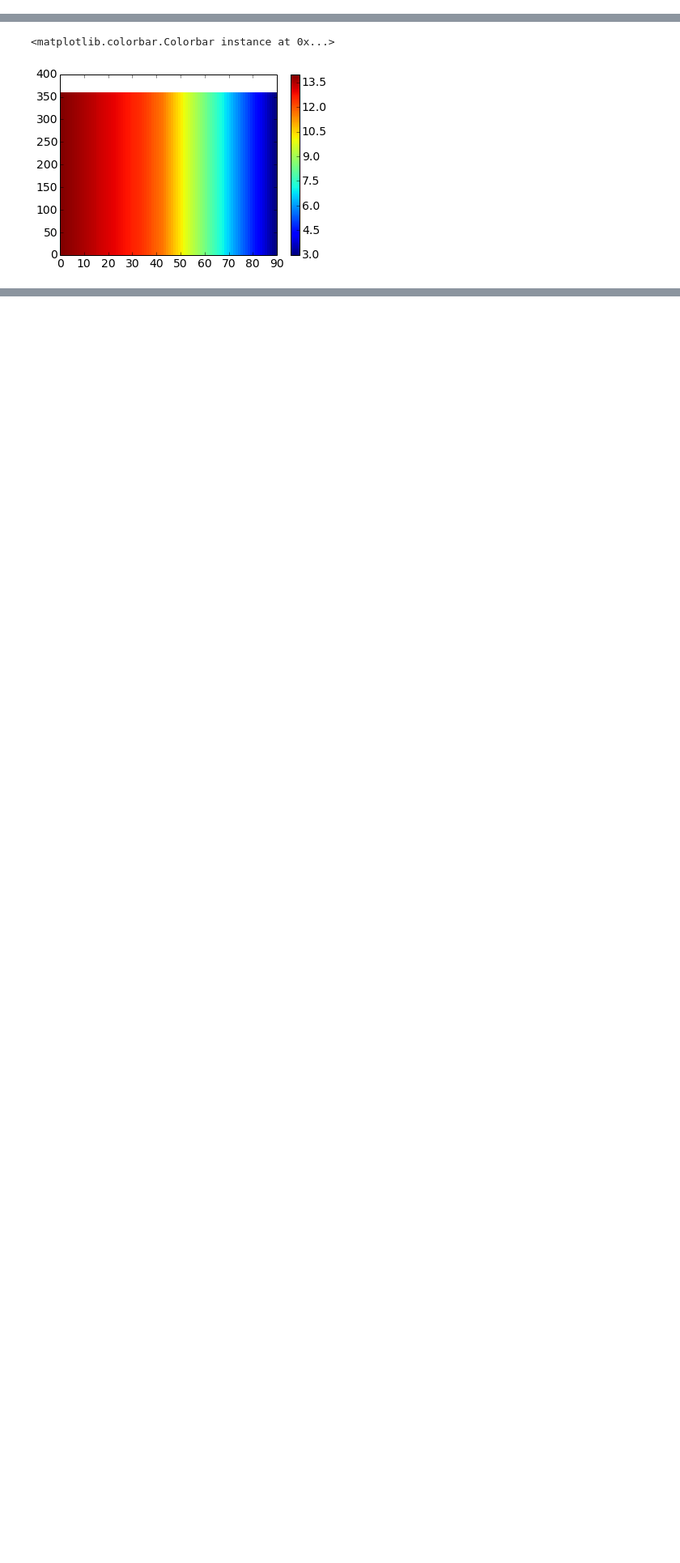
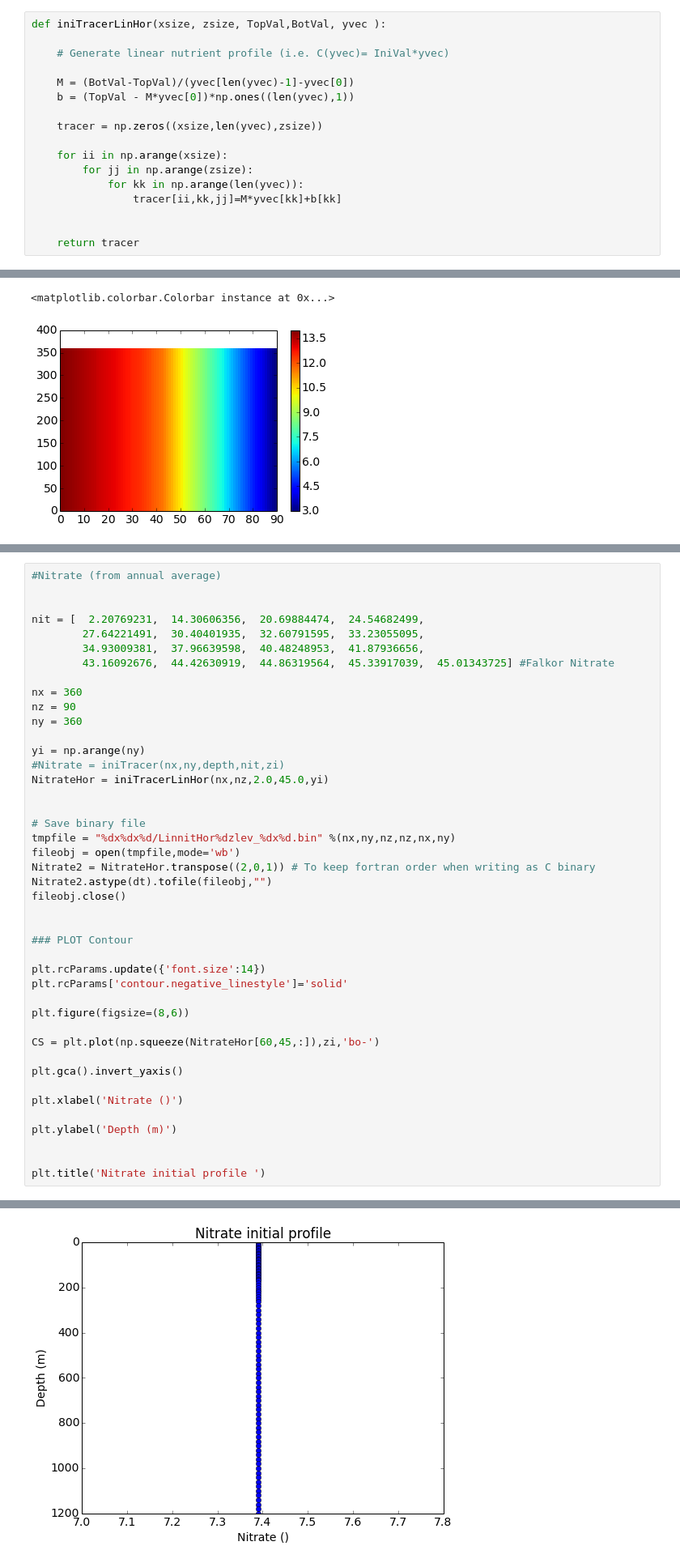
Before and after one commit to UBC-MOAD/buildcanyon, a Jupyter notebook: Stratification/GenerateTSNutrientIniCond.ipynb, the cells around one changed output, grey strips where cells are left out. Shown at 81% size. Drawn from its saved outputs; the diff is of its cells as text; blank space fills up the shorter version.

Commit message:
Added horizontal gradient function to generateTSnutrient ipynb

```diff
--- a/Stratification/GenerateTSNutrientIniCond.ipynb
+++ b/Stratification/GenerateTSNutrientIniCond.ipynb
@@ -57,6 +57,23 @@ def iniTracerLin(xsize, ysize, TopVal,BotVal, Depth ):
 
 
     return tracer
+# %%
+def iniTracerLinHor(xsize, zsize, TopVal,BotVal, yvec ):
+
+    # Generate linear nutrient profile (i.e. C(yvec)= IniVal*yvec)
+
+    M = (BotVal-TopVal)/(yvec[len(yvec)-1]-yvec[0])
+    b = (TopVal - M*yvec[0])*np.ones((len(yvec),1))
+
+    tracer = np.zeros((xsize,len(yvec),zsize))
+
+    for ii in np.arange(xsize):
+        for jj in np.arange(zsize):
+            for kk in np.arange(len(yvec)):
+                tracer[ii,kk,jj]=M*yvec[kk]+b[kk]
+
+
+    return tracer
 # %%
 # Profile values form interp nutrient data from Falkor (see NutrientProfilesFalkor.ipynb)
 
@@ -328,0 +348,44 @@ plt.colorbar()
+# %%
+#Nitrate (from annual average)
+
+
+nit = [  2.20769231,  14.30606356,  20.69884474,  24.54682499,
+        27.64221491,  30.40401935,  32.60791595,  33.23055095,
+        34.93009381,  37.96639598,  40.48248953,  41.87936656,
+        43.16092676,  44.42630919,  44.86319564,  45.33917039,  45.01343725] #Falkor Nitrate
+
+nx = 360
+nz = 90
+ny = 360
+
+yi = np.arange(ny)
+#Nitrate = iniTracer(nx,ny,depth,nit,zi)
+NitrateHor = iniTracerLinHor(nx,nz,2.0,45.0,yi)
+
+
+# Save binary file
+tmpfile = "%dx%dx%d/LinnitHor%dzlev_%dx%d.bin" %(nx,ny,nz,nz,nx,ny)
+fileobj = open(tmpfile,mode='wb')
+Nitrate2 = NitrateHor.transpose((2,0,1)) # To keep fortran order when writing as C binary
+Nitrate2.astype(dt).tofile(fileobj,"")
+fileobj.close()
+
+
+### PLOT Contour
+
+plt.rcParams.update({'font.size':14})
+plt.rcParams['contour.negative_linestyle']='solid'
+
+plt.figure(figsize=(8,6))
+
+CS = plt.plot(np.squeeze(NitrateHor[60,45,:]),zi,'bo-')
+
+plt.gca().invert_yaxis()
+
+plt.xlabel('Nitrate ()')
+
+plt.ylabel('Depth (m)')
+
+
+plt.title('Nitrate initial profile ')
+# %% [output]
@@ -328,0 +393 @@ plt.colorbar()
+[figure, added]
```
Also changed, not shown: parts of 4 cells of this notebook.
